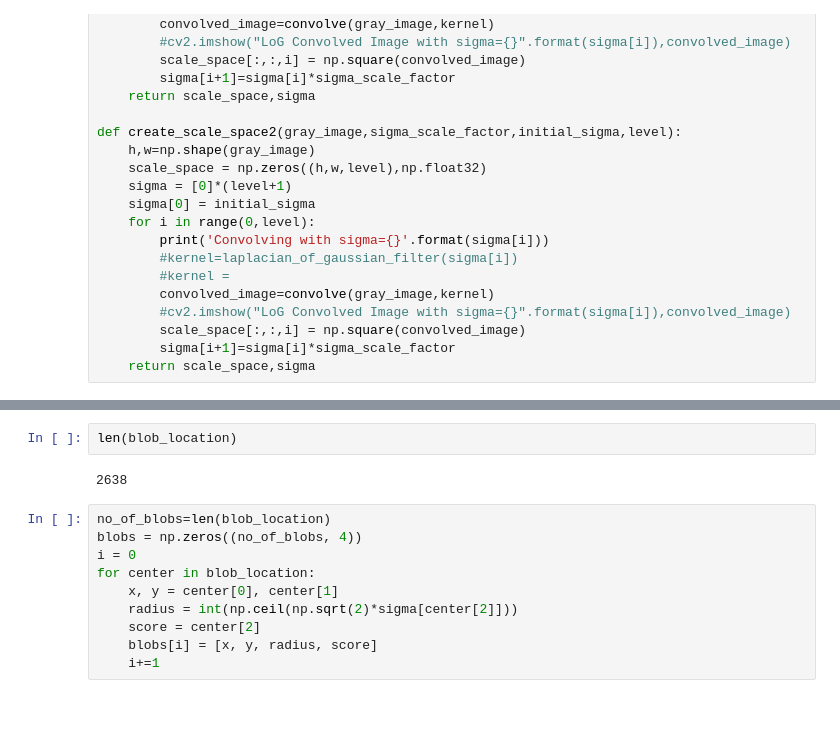
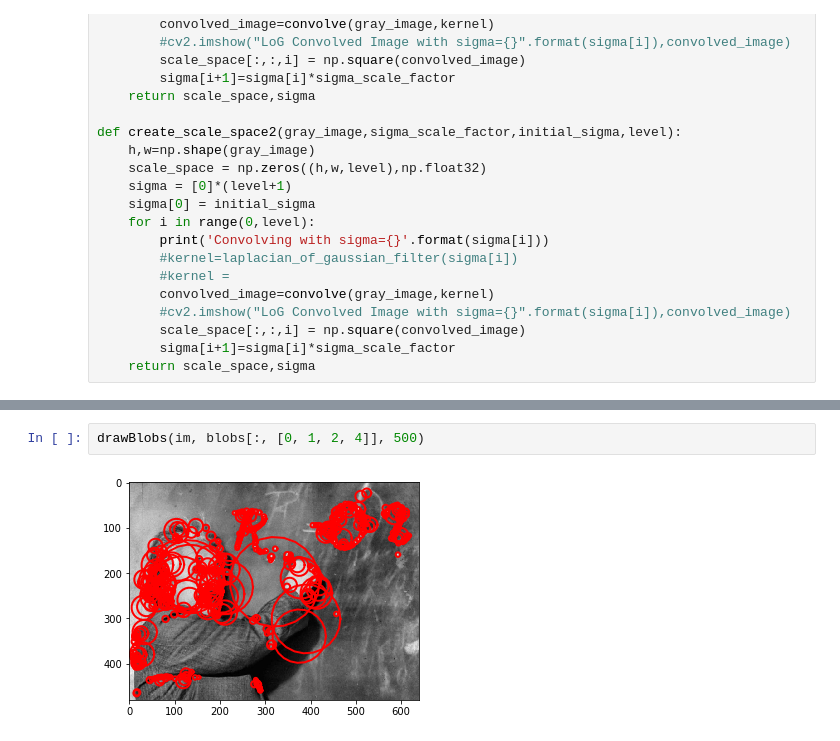
Before and after one commit to royadityak94/CVHW, a Jupyter notebook: CV/MP4/p4/code1/Blob-Detection3.ipynb, the cells around one changed output, grey strips where cells are left out. Drawn from its saved outputs; the diff is of its cells as text; blank space fills up the shorter version.

```diff
--- a/CV/MP4/p4/code1/Blob-Detection3.ipynb
+++ b/CV/MP4/p4/code1/Blob-Detection3.ipynb
@@ -186,14 +181,4 @@ for k in range(0,level):
-# %%
-len(blob_location)
-# %% [output]
-2638
-# %%
-no_of_blobs=len(blob_location)
-blobs = np.zeros((no_of_blobs, 4))
-i = 0
-for center in blob_location:
-    x, y = center[0], center[1]
-    radius = int(np.ceil(np.sqrt(2)*sigma[center[2]]))
-    score = center[2]
-    blobs[i] = [x, y, radius, score]
-    i+=1
+# %%
+drawBlobs(im, blobs[:, [0, 1, 2, 4]], 500)
+# %% [output]
+[figure, added]
```
Also changed, not shown: parts of 14 cells of this notebook, 11 other files.
